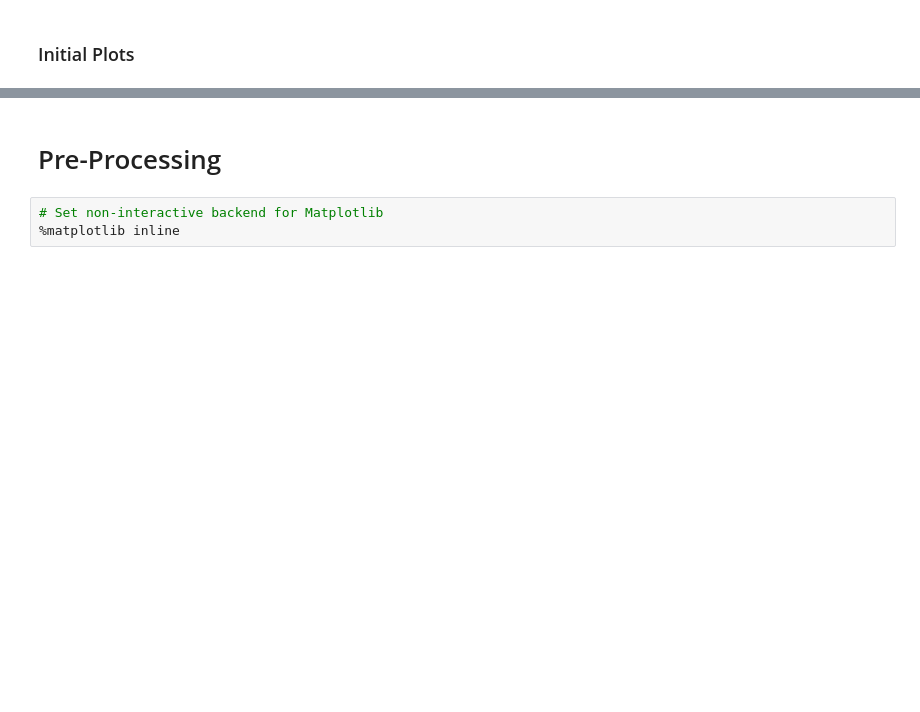
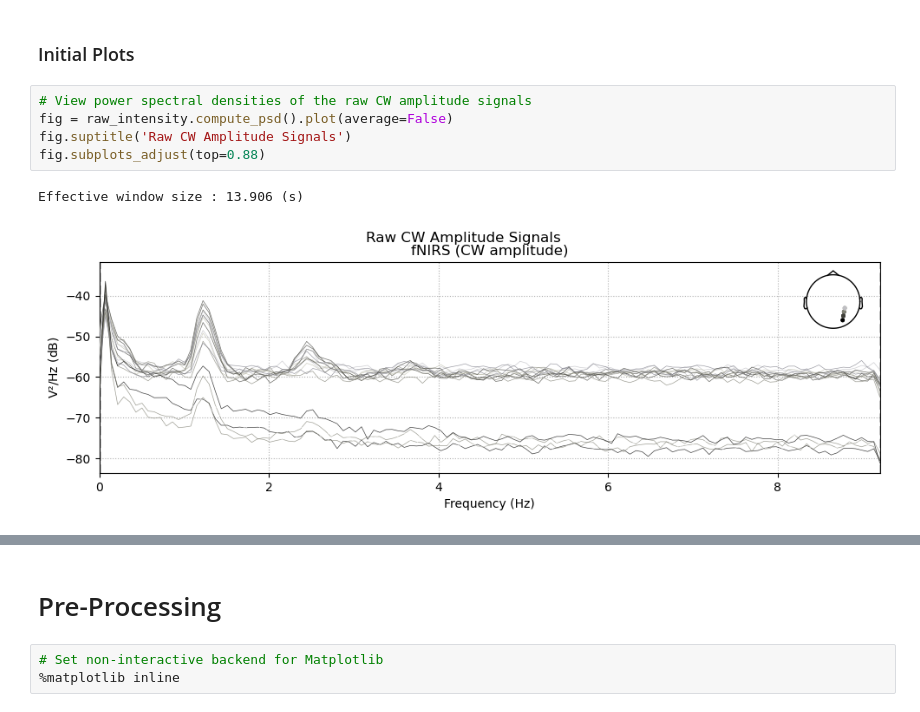
Before and after one commit to pulkitgoyal56/fnirsPy, a Jupyter notebook: main.ipynb, the cells around one changed output, grey strips where cells are left out. Cells and saved outputs as stored; diff of their text form; blank space fills up the shorter version.

```diff
--- a/main.ipynb
+++ b/main.ipynb
@@ -513,3 +547,11 @@ raw_intensity.annotations
 # %% [markdown]
 ### Initial Plots
+# %%
+# View power spectral densities of the raw CW amplitude signals
+fig = raw_intensity.compute_psd().plot(average=False)
+fig.suptitle('Raw CW Amplitude Signals')
+fig.subplots_adjust(top=0.88)
+# %% [output]
+Effective window size : 13.906 (s)
+[figure, added]
 # %%
```
Also changed, not shown: parts of 55 cells of this notebook.
